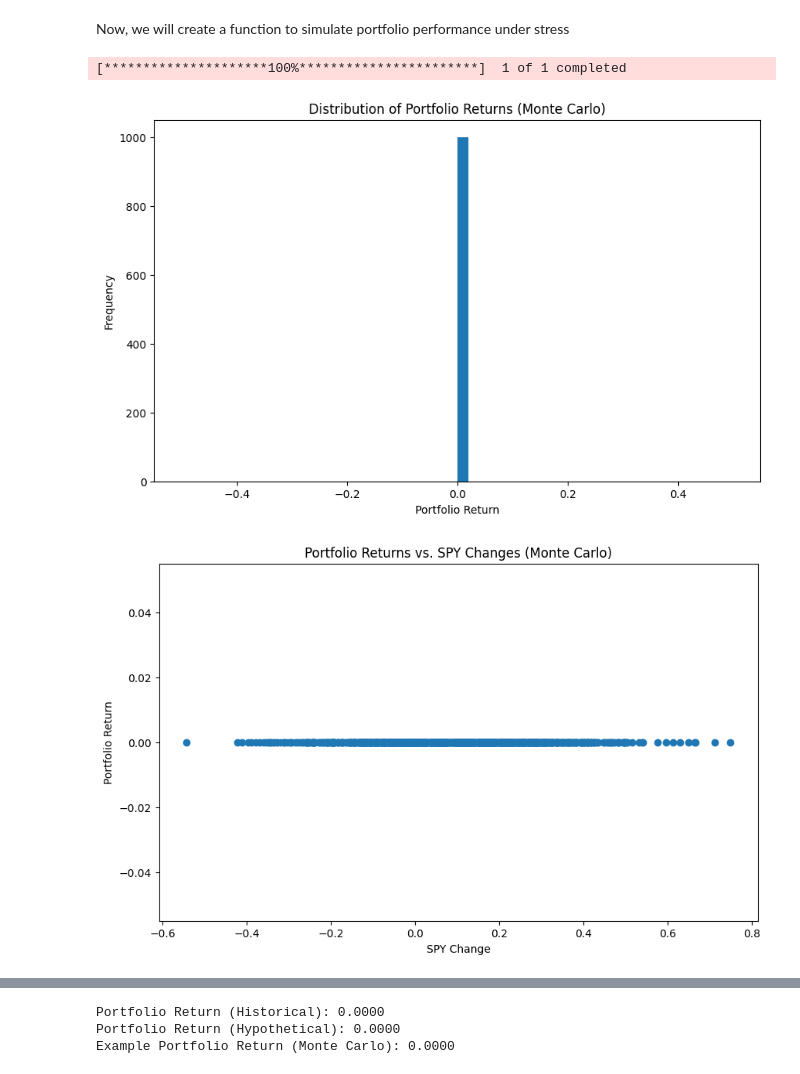
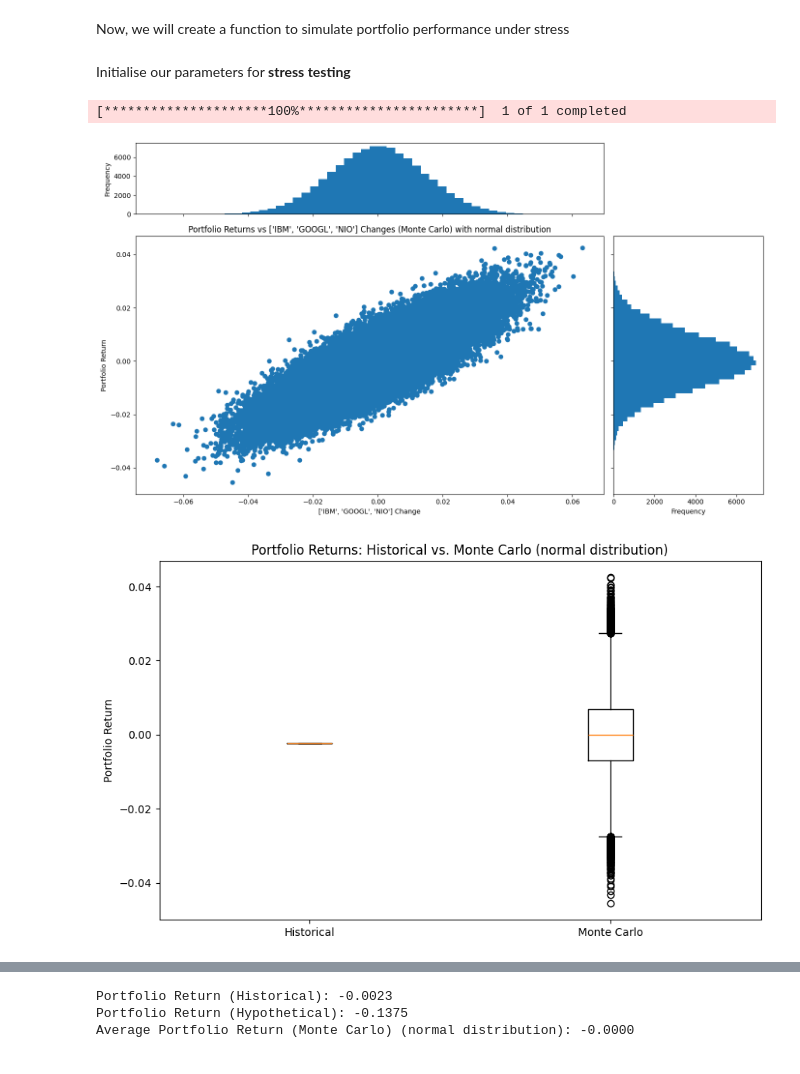
Before and after one commit to KevinTan1203/Systematic-Trading-QF, a Jupyter notebook: Monte-Carlo Simulation for Portfolio Risk Management/Monte-Carlo-Simulation-For-Portfolio-Risk.ipynb, the cells around one changed output, grey strips where cells are left out. Saved outputs shown, nothing was run; the diff lists cells and outputs as text; code cells hidden in the pictures.

```diff
--- a/Monte-Carlo Simulation for Portfolio Risk Management/Monte-Carlo-Simulation-For-Portfolio-Risk.ipynb
+++ b/Monte-Carlo Simulation for Portfolio Risk Management/Monte-Carlo-Simulation-For-Portfolio-Risk.ipynb
@@ -416,6 +524,9 @@ class Stock:
 
   def get_value(self):
     return self.shares * self.current_price
+
+  def get_ticker(self):
+    return self.ticker
 
 
 class Bond:
@@ -459,9 +570,9 @@ class Portfolio:
     allocation = {}
     total_value = self.get_total_value()
     for asset in self.assets:
-      if hasattr(asset, 'ticker'):  # Check for ticker attribute
+      if isinstance(asset, Stock):  # Asset is a Stock
         allocation[asset.ticker] = asset.get_value() / total_value
-      elif hasattr(asset, 'name'):  # Check for name attribute (for Bonds)
+      elif isinstance(asset, Bond):  # Asset is a Bond
         allocation[asset.name] = asset.get_value() / total_value  # Use bond name in allocation
 
     return allocation
@@ -476,10 +589,12 @@ except Exception as e:  # Handle possible errors during download
 [*********************100%***********************]  10 of 10 completed
 # %%
 portfolio = Portfolio()
-initial_investment = 1000000
 
-# We assign equal dollar amounts to each stock for simplicity
-for ticker in tickers:
-  portfolio.add_asset(Stock(ticker, initial_investment / len(tickers)))
+# For now, we will just randomly assign shares to each stock in our basket
+share_count = [np.random.randint(200, 500) for _ in tickers] # Random share count between 200 and 500
+
+for ticker, shares in zip(tickers, share_count):
+  print(f"Adding {shares} shares of {ticker} to portfolio.")
+  portfolio.add_asset(Stock(ticker, shares))
 # %% [output]
 [*********************100%***********************]  1 of 1 completed
@@ -674,18 +832,20 @@ def backtesting_visualisation(num_simulations, shock_factor, risk_factors, asset
+# %% [markdown]
+Initialise our parameters for **stress testing**
+# %%
+num_of_simulations = 100000
+shock_factor = 'IBM'
+distribution = 'normal'  # Options: 'normal', 't', 'uniform'
+asset_weights = portfolio.get_asset_allocation() # use the allocation from our portfolio
+shocks = {asset: np.random.uniform(-0.3, 0) for asset in asset_weights} # Randomise the shocks for each asset in the portfolio
+risk_factors = ['IBM', 'GOOGL', 'NIO']  # Example risk factors
+covariance_matrix = cov_matrix # Defined and computed earlier in the script
+means = mean_return # Defined and computed earlier in the script
+initial_investment = portfolio.get_total_value()
+num_trading_days = 252
 # %%
-num_of_simulations = 1000
-shock_factor = 'SPY'
-asset_weights = {'SPY': 0.6, 'AGG': 0.4}
-shocks = {'SPY': -0.3, 'AGG': -0.1}  # 30% drop in SPY, 10% drop in AGG
-risk_factors = ['SPY', 'AGG', 'GLD']  # Example risk factors
-
-# Example correlation matrix. Must be positive-semidefinite.
-correlation_matrix = np.array([[1, 0.2, -0.1], [0.2, 1, 0.05], [-0.1, 0.05, 1]])
-volatilities = [0.2, 0.1, 0.15]  # Annual volatilities of each factor
-means = [0.1, 0.05, 0.03]      # Annual returns of each factor
-covariance_matrix = np.array(correlation_matrix) * np.outer(volatilities, volatilities)
-
-backtesting_visualisation(num_of_simulations, shock_factor, risk_factors, asset_weights, shocks, start_date, end_date, covariance_matrix, means)
+backtesting_visualisation(initial_investment, num_trading_days, num_of_simulations, shock_factor, \
+  risk_factors, asset_weights, shocks, start_date, end_date, covariance_matrix, means, distribution)
 # %% [output]
 [*********************100%***********************]  1 of 1 completed
-[figure, old version]
+[figure, new version]
-[figure, old version]
+[figure, new version]
@@ -693,3 +852,3 @@ backtesting_visualisation(num_of_simulations, shock_factor, risk_factors, asset_
-Portfolio Return (Historical): 0.0000
-Portfolio Return (Hypothetical): 0.0000
-Example Portfolio Return (Monte Carlo): 0.0000
+Portfolio Return (Historical): -0.0023
+Portfolio Return (Hypothetical): -0.1375
+Average Portfolio Return (Monte Carlo) (normal distribution): -0.0000
```
Also changed, not shown: parts of 33 cells of this notebook, 3 other files.
